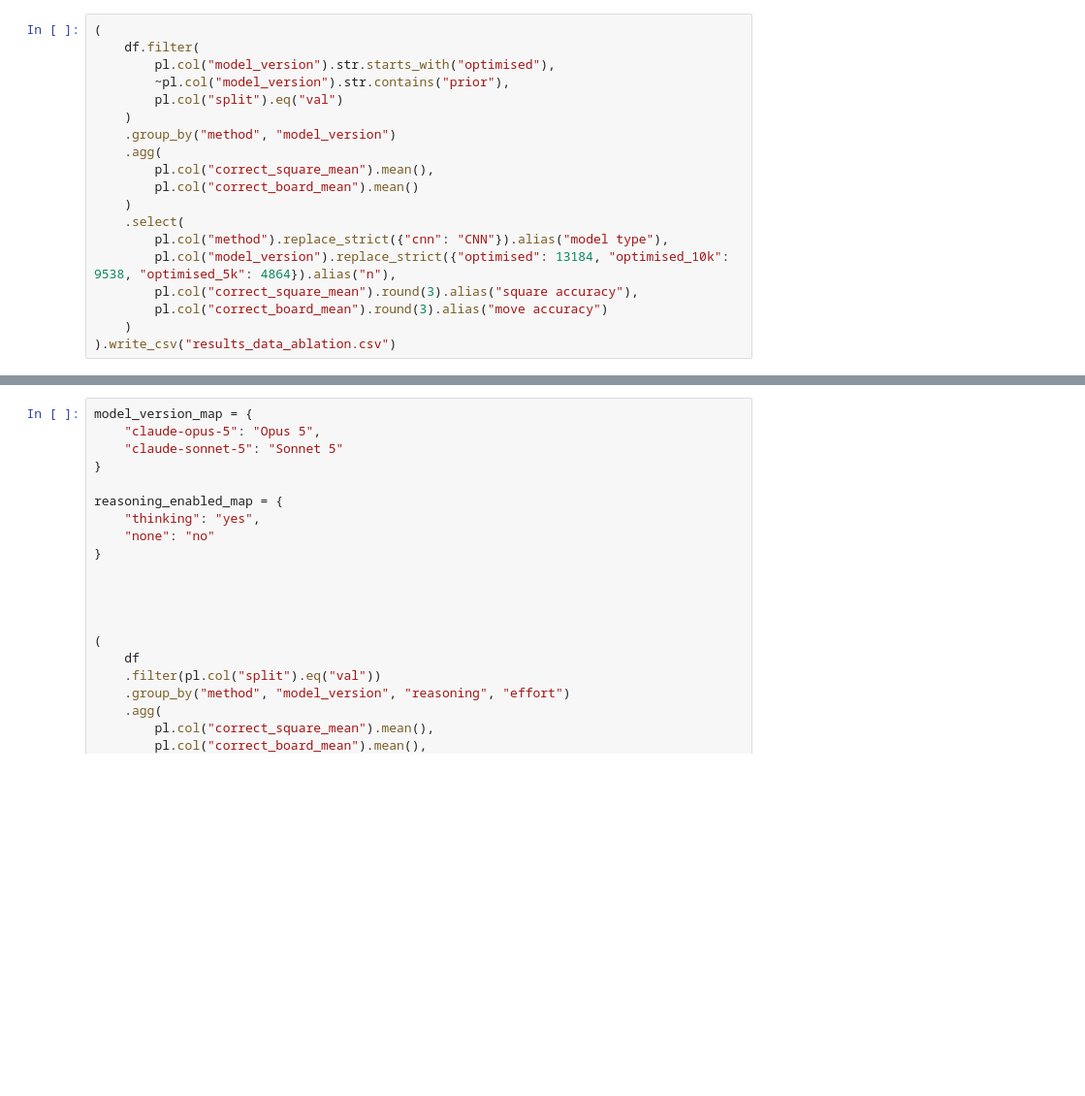
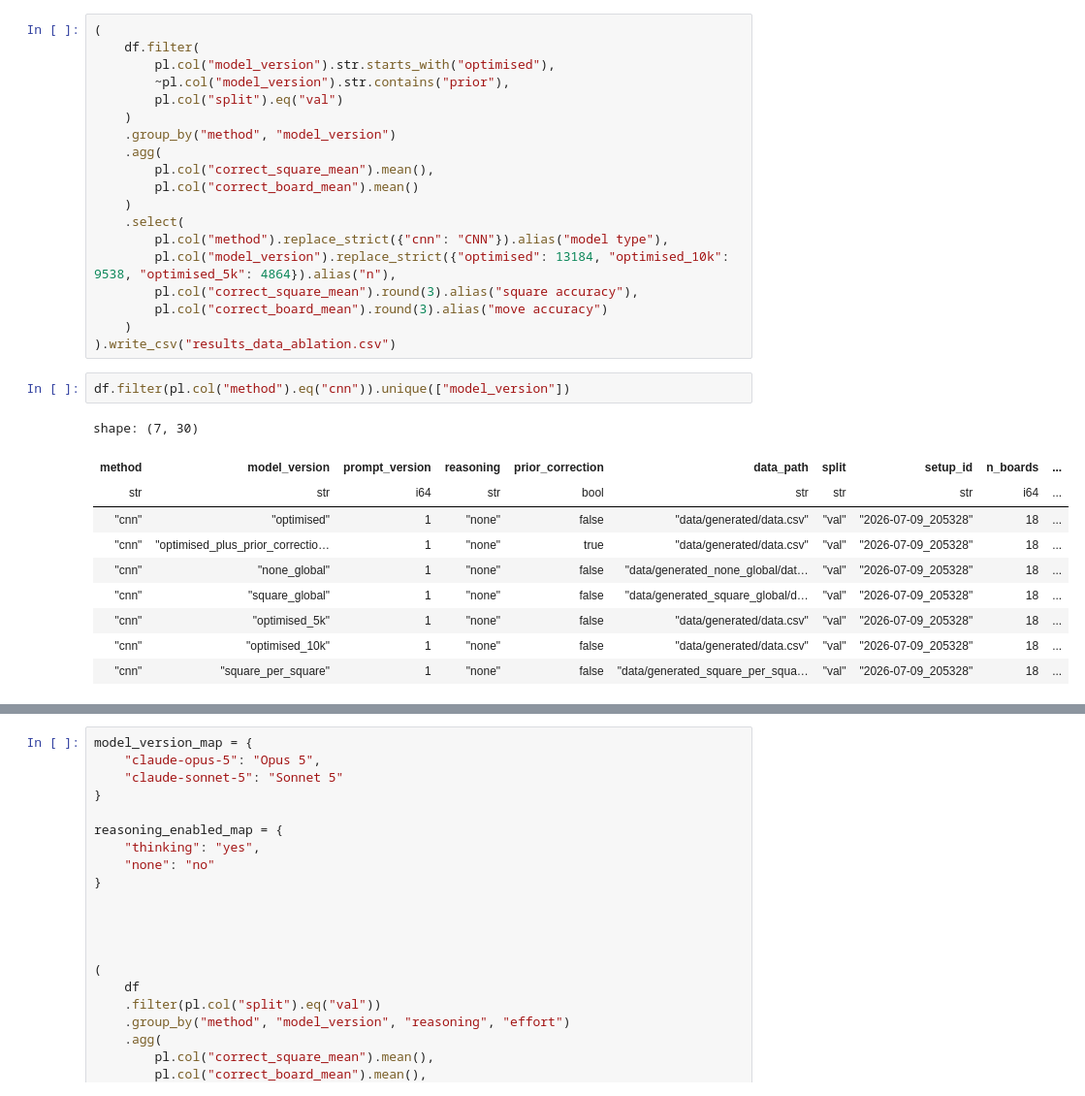
Before and after one commit to felixfabricius/robot-chess-commentator, a Jupyter notebook: evaluation/eval.ipynb, the cells around one changed output, grey strips where cells are left out. Shown at 97% size. Drawn from its saved outputs; the diff is of its cells as text; blank space fills up the shorter version.

```diff
--- a/evaluation/eval.ipynb
+++ b/evaluation/eval.ipynb
@@ -48,3 +48,16 @@ shape: (7, 7)
         pl.col("correct_board_mean").round(3).alias("move accuracy")
     )
 ).write_csv("results_data_ablation.csv")
+# %%
+df.filter(pl.col("method").eq("cnn")).unique(["model_version"])
+# %% [output]
+shape: (7, 30)
+| method | model_version | prompt_version | reasoning | prior_correction | data_path | split | setup_id | n_boards | ... |
+| str | str | i64 | str | bool | str | str | str | i64 | ... |
+| "cnn" | "optimised" | 1 | "none" | false | "data/generated/data.csv" | "val" | "2026-07-09_205328" | 18 | ... |
+| "cnn" | "optimised_plus_prior_correctio… | 1 | "none" | true | "data/generated/data.csv" | "val" | "2026-07-09_205328" | 18 | ... |
+| "cnn" | "none_global" | 1 | "none" | false | "data/generated_none_global/dat… | "val" | "2026-07-09_205328" | 18 | ... |
+| "cnn" | "square_global" | 1 | "none" | false | "data/generated_square_global/d… | "val" | "2026-07-09_205328" | 18 | ... |
+| "cnn" | "optimised_5k" | 1 | "none" | false | "data/generated/data.csv" | "val" | "2026-07-09_205328" | 18 | ... |
+| "cnn" | "optimised_10k" | 1 | "none" | false | "data/generated/data.csv" | "val" | "2026-07-09_205328" | 18 | ... |
+| "cnn" | "square_per_square" | 1 | "none" | false | "data/generated_square_per_squa… | "val" | "2026-07-09_205328" | 18 | ... |
```
Also changed, not shown: parts of 12 cells of this notebook, 1 other file.
